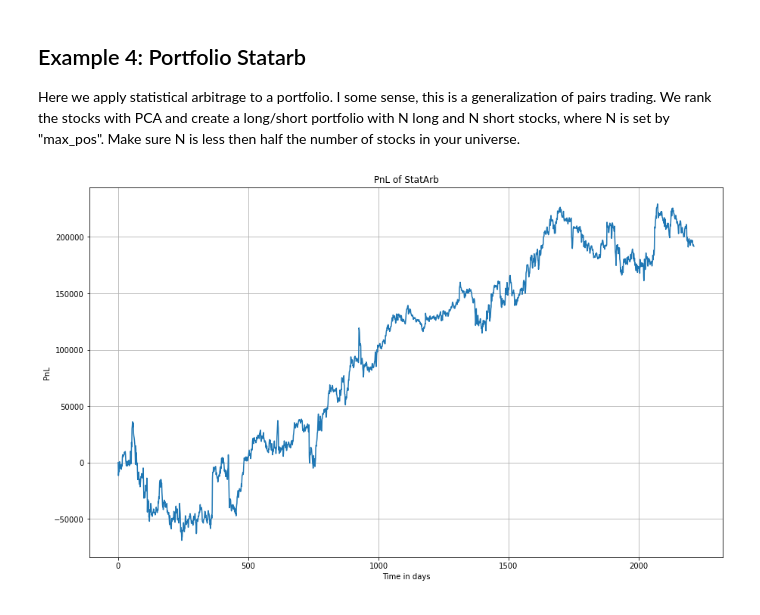
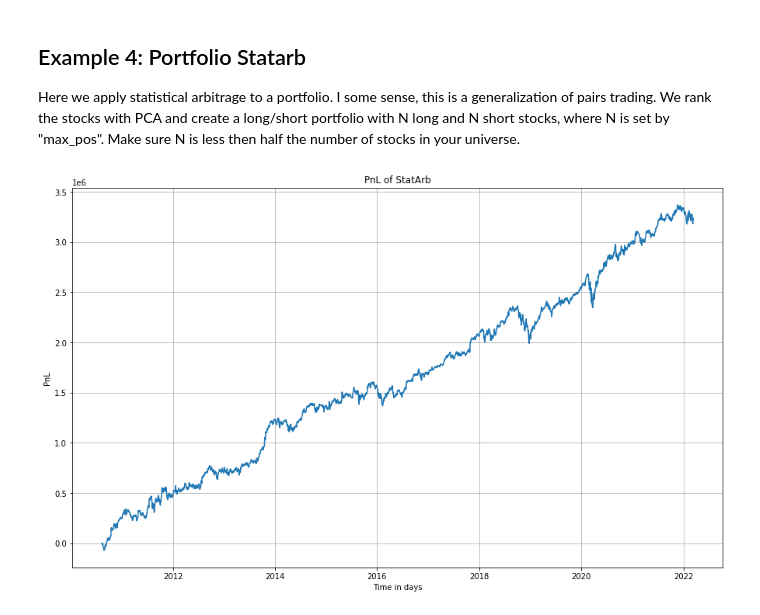
Before and after one commit to rodler/quantinsti_statarb, a Jupyter notebook: PCA_2.ipynb, the cells around one changed output. Cells and saved outputs as stored; diff of their text form; code cells hidden in the pictures.

```diff
--- a/PCA_2.ipynb
+++ b/PCA_2.ipynb
@@ -318,5 +375,5 @@ Here we go, we just built a three component model for vol-curves. More advanced
 
 This is not particularly exciting but it gets really interesting when we use a range of instruments and build an index. Let's build a FAANG index. First, we download the data.
 # %%
-data = yf.download("FB AMZN AAPL NFLX GOOGL MSFT", start="2012-06-01", end="2021-05-30")
+data = yf.download("AMZN AAPL GOOG MSFT", start="2010-06-01")
 # %% [output]
@@ -474,8 +522,8 @@ for i in range(data['Adj Close'].values.shape[1]):
 
 First, we define some functions for PCA and Z-score.
 # %%
-def get_resids(d):
-  pca = PCA(1).fit(d.T)
+def get_resids(d,N=1):
+  pca = PCA(N).fit(d.T)
   index=pca.components_[0]
   mm = [sm.OLS(s, index).fit() for s in d.T]
   return list(map(lambda x: x.resid, mm))
@@ -569,9 +630,10 @@ plt.plot(df.cumsum().sum(axis=1),'-o')
 
 Here we apply statistical arbitrage to a portfolio. I some sense, this is a generalization of pairs trading. We rank the stocks with PCA and create a long/short portfolio with N long and N short stocks, where N is set by "max_pos". Make sure N is less then half the number of stocks in your universe.
 # %%
-pr = np.array(data['Adj Close']).T
-max_pos=1
+pr = np.array(data['Adj Close'].ffill()).T
+max_pos=2
 initial_cash=1e6
+LKBK = 50
 
 entry = {} # create a vector of entry prices
 pnls = [] # create a pnl vector
@@ -585,13 +647,13 @@ if max_pos > pr.shape[0]/2:
 for i,pri in enumerate(pr.T):
 
     # Make sure you have enough data points for PCA
-    if i < 50: continue
+    if i < LKBK: continue
 
     # Run the PCA, only on the past prices
-    resids = get_resids(pr.T[max([0,i-60]):i])
+    resids = get_resids(pr.T[max([0,i-LKBK]):i],1)
     zs = {}
 
-    # Cal#culate the z-scores for each instrument.
+    # Calculate the z-scores for each instrument.
     for inst in range(len(pri)):
         try: zs[inst] = Zscore(resids[inst])[-1]
         except:
@@ -603,12 +665,14 @@ for i,pri in enumerate(pr.T):
 
         # Calculate the position size
         # The sign of the position depends on the sign of the entry price
-        pos = np.round((initial_cash/len(pri))/entry[idx])
+        pos = np.round((initial_cash/max_pos)/entry[idx])
 
         # Add up the pnls for all positions for the last period
         # We neutralize the sign of the entry price and let it
         # come in through the position.
-        pnl += (pri[idx]-np.abs(entry[idx]))*pos
+
+        if pos>0:
+          pnl += (pri[idx]-np.abs(entry[idx]))*pos
 
     pnls.append(pnl)
 
@@ -629,10 +693,10 @@ for i,pri in enumerate(pr.T):
     #print(i,sum(pnls))
 # %%
 plt.figure(figsize=[15,9])
-plt.plot(np.cumsum(pnls))
+plt.plot(data.index[-len(pnls):],np.cumsum(pnls))
 plt.title('PnL of StatArb')
 plt.xlabel('Time in days')
 plt.ylabel('PnL')
 plt.grid()
 # %% [output]
-[figure, old version]
+[figure, new version]
```
Also changed, not shown: parts of 16 cells of this notebook, 7 other files.
